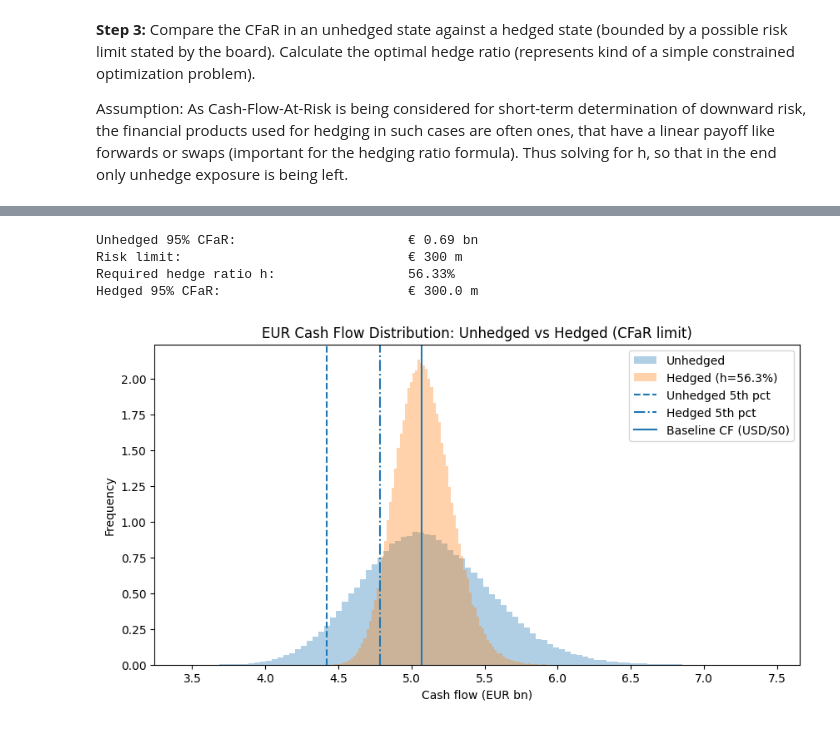
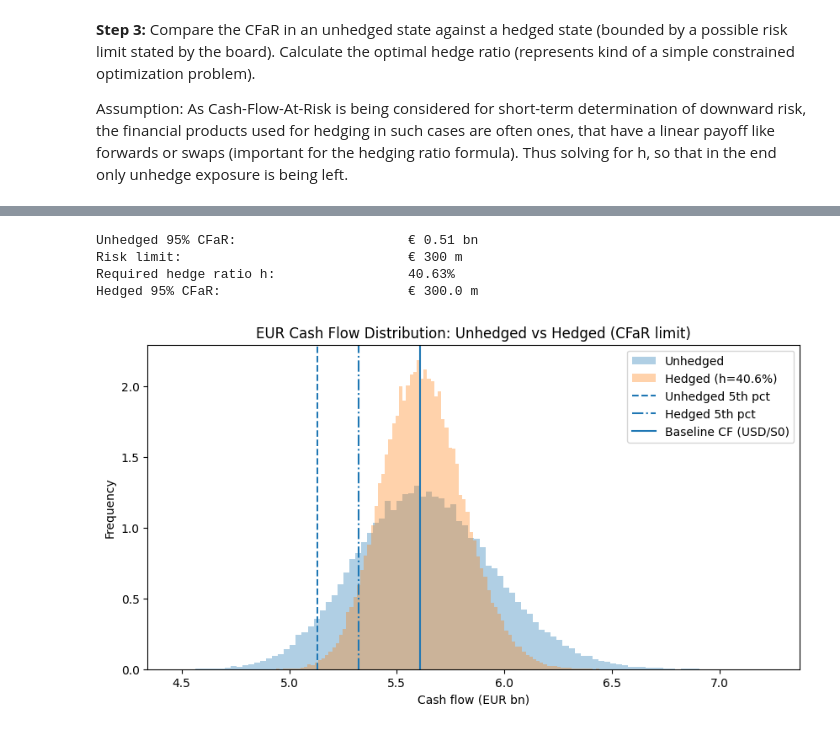
Before and after one commit to dimimavromatis/fmrm-ws2526, a Jupyter notebook: LBP_04.ipynb, the cells around one changed output, grey strips where cells are left out. Cells and saved outputs as stored; diff of their text form; code cells hidden in the pictures.

```diff
--- a/LBP_04.ipynb
+++ b/LBP_04.ipynb
@@ -26,7 +26,7 @@ This must not necessarily hold in practice.
 rates = yf.download(
     "EURUSD=X",
     start="2001-01-01",
-    end="2008-01-01",
+    end="2007-01-01",
     interval="1d",
     auto_adjust=False,
     progress=False,
@@ -121,8 +150,9 @@ $$
 usd_exposure = 7.4e9 #Exposure for 2007
 fx_vol_annual = annualized_vol
 confidence = 0.95
-T_years = 1.0
-n_simulations = 200_000
+n_simulations = 100_000
+steps = 12
+dt = 1.0 / steps
 alpha = 1 - confidence
 
 S0 = float(fx.iloc[-1]) # USD per EUR
@@ -131,19 +161,21 @@ print(f"Spot rate for USD per EUR: {S0:.4f} USD/EUR")
 mu_ann = 0.0
 mu_ann_historical = historical_mean
 
+usd_cf = np.full(steps, usd_exposure/steps)
+
 # ---------------------------------
 # Monte Carlo simulation (One simulation simulates 1-year log return and FX level, but here all in one array)
 # ---------------------------------
 np.random.seed(42)
-z = np.random.normal(size=n_simulations)
-r = (mu_ann - 0.5 * annualized_vol**2) * T_years + annualized_vol * np.sqrt(T_years) * z
-S1 = S0 * np.exp(r)
+z = np.random.normal(size=(n_simulations, steps))
+log_increments = (mu_ann - 0.5 * annualized_vol**2) * dt + annualized_vol * np.sqrt(dt) * z
+logS = np.log(S0) + np.cumsum(log_increments, axis=1)
+S_path = np.exp(logS)
 
-eur_cf = usd_exposure/S1
+eur_unhedged = np.sum(usd_cf / S_path, axis=1)
 eur_base = usd_exposure/S0
-
-eur_mean = eur_cf.mean() # According to law of big numbers this should converge to real mean if our economic assumptions hold (do not neccessarily hold in practice)
-eur_p5 = np.percentile(eur_cf, 100 * alpha)
+eur_mean = eur_unhedged.mean() # According to law of big numbers this should converge to real mean if our economic assumptions hold (do not neccessarily hold in practice)
+eur_p5 = np.percentile(eur_unhedged, 100 * alpha)
 cfar_95 = eur_mean - eur_p5
 
 # ---------------------------------------------------
@@ -151,12 +183,12 @@ cfar_95 = eur_mean - eur_p5
 # ---------------------------------------------------
 
 z_alpha = norm.ppf(alpha)
-r_q = (mu_ann - 0.5 * annualized_vol**2) * T_years + annualized_vol * np.sqrt(T_years) * z_alpha
+r_q = (mu_ann - 0.5 * annualized_vol**2) * dt + annualized_vol * np.sqrt(dt) * z_alpha
 S_q = S0 * np.exp(r_q)
 eur_analytic = usd_exposure / S_q
 
 plt.figure(figsize=(10, 5))
-plt.hist(eur_cf / 1e9, bins=100, density=True)
+plt.hist(eur_unhedged / 1e9, bins=100, density=True)
 
 plt.axvline(eur_p5 / 1e9, linestyle="--", label="MC 5th percentile (95% worst CF)")
 #plt.axvline(eur_analytic / 1e9, linestyle=":", label="Analytical 5th percentile (CF)")
@@ -257,36 +291,36 @@ $$
 # %%
 risk_limit = 300e6
 cfar0 = cfar_95
 h_required = max(0.0, min(1.0, 1.0 - risk_limit / cfar0))
 h = h_required
 
-eur_cf_hedged = usd_exposure * (h/S0 + (1.0 - h) / S1)
+eur_cf_hedged = h * eur_base + (1.0 - h) * eur_unhedged
 
 eur_mean_hedged = eur_cf_hedged.mean()
-eur_p5_hedged = np.percentile(eur_cf_hedged, 100 * alpha)
-cfar_95_hedged = eur_mean_hedged - eur_p5_hedged
+eur_p5_hedged   = np.percentile(eur_cf_hedged, 100 * alpha)
+cfar_95_hedged  = eur_mean_hedged - eur_p5_hedged
 
 print(f"Unhedged 95% CFaR:                      € {cfar0/1e9:.2f} bn")
 print(f"Risk limit:                             € {risk_limit/1e6:.0f} m")
 print(f"Required hedge ratio h:                 {h_required:.2%}")
 print(f"Hedged 95% CFaR:                        € {cfar_95_hedged/1e6:.1f} m")
 
 plt.figure(figsize=(10, 5))
-plt.hist(eur_cf / 1e9, bins=100, density=True, alpha=0.35, label="Unhedged")
+plt.hist(eur_unhedged / 1e9, bins=100, density=True, alpha=0.35, label="Unhedged")
 plt.hist(eur_cf_hedged / 1e9, bins=100, density=True, alpha=0.35, label=f"Hedged (h={h_required:.1%})")
 
-plt.axvline(np.percentile(eur_cf, 100 * alpha) / 1e9, linestyle="--", label="Unhedged 5th pct")
+plt.axvline(np.percentile(eur_unhedged, 100 * alpha) / 1e9, linestyle="--", label="Unhedged 5th pct")
 plt.axvline(eur_p5_hedged / 1e9, linestyle="dashdot", label="Hedged 5th pct")
 plt.axvline(eur_base / 1e9, linestyle="-", label="Baseline CF (USD/S0)")
 
 plt.title("EUR Cash Flow Distribution: Unhedged vs Hedged (CFaR limit)")
 plt.xlabel("Cash flow (EUR bn)")
 plt.ylabel("Frequency")
 plt.legend()
 plt.show()
 # %% [output]
-Unhedged 95% CFaR:                      € 0.69 bn
+Unhedged 95% CFaR:                      € 0.51 bn
 Risk limit:                             € 300 m
-Required hedge ratio h:                 56.33%
+Required hedge ratio h:                 40.63%
 Hedged 95% CFaR:                        € 300.0 m
-[figure, old version]
+[figure, new version]
```
Also changed, not shown: parts of 6 cells of this notebook.
